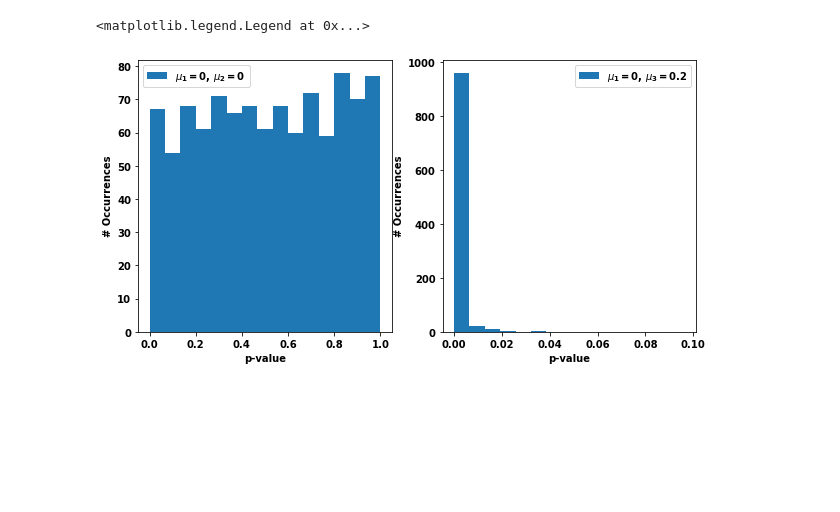
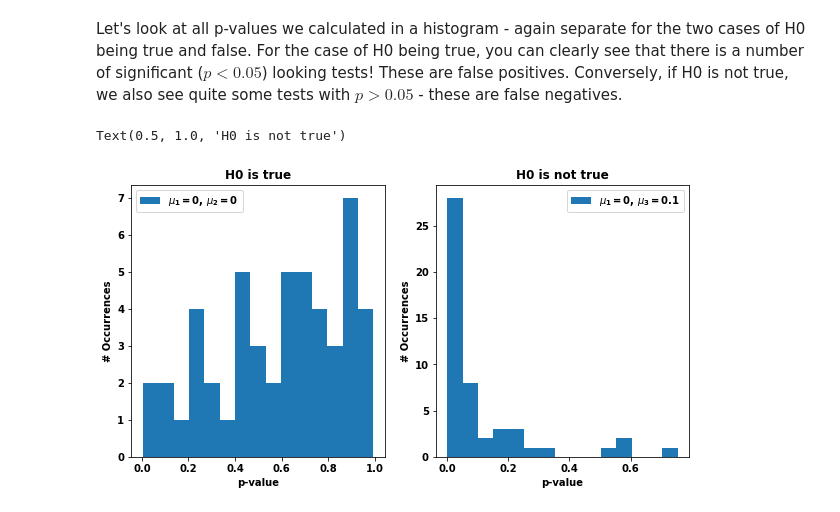
Before and after one commit to BiAPoL/Quantitative_Bio_Image_Analysis_with_Python_2022, a Jupyter notebook: docs/day3/03_statistics_and_tests/05_multiple_testing.ipynb, the cells around one changed output. Saved outputs shown, nothing was run; the diff lists cells and outputs as text; code cells hidden in the pictures; blank space fills up the shorter version.

```diff
--- a/docs/day3/03_statistics_and_tests/05_multiple_testing.ipynb
+++ b/docs/day3/03_statistics_and_tests/05_multiple_testing.ipynb
@@ -16,0 +24,9 @@ x = np.linspace(-3, 3, 1000)
+# %%
+mean1 = 0  # mean of distribution 1
+mean2 = 0  # mean of distribution 2
+mean3 = 0.1  # mean of distribution 2 if H0 not true
+sigma1 = 1  # width of distributions
+sigma2 = 1
+sigma3 = 1
+n_samples_from_1 = 50  # how many samples to draw from distribution 1
+n_samples_from_2 = 50  # how many samples to draw from distribution 2
@@ -29,24 +52,30 @@ axes[1].legend()
 # %%
-results12 = []
-results13 = []
-for i in range(n_repeats):
+pvalues12_H0_true = []
+for i in range(n_samples_from_1):
     result = stats.ttest_ind(np.random.normal(loc=mean1, scale=sigma1, size=1000),
                              np.random.normal(loc=mean2, scale=sigma2, size=1000))
-    results12.append(result.pvalue)
+    pvalues12_H0_true.append(result.pvalue)
 
+pvalues12_H0_false = []
+for i in range(n_samples_from_2):
     result = stats.ttest_ind(np.random.normal(loc=mean1, scale=sigma1, size=1000),
                              np.random.normal(loc=mean3, scale=sigma2, size=1000))
-    results13.append(result.pvalue)
+    pvalues12_H0_false.append(result.pvalue)
+# %% [markdown]
+Let's look at all p-values we calculated in a histogram - again separate for the two cases of H0 being true and false. For the case of H0 being true, you can clearly see that there is a number of significant ($p<0.05$) looking tests! These are false positives. Conversely, if H0 is not true, we also see quite some tests with $p>0.05$ - these are false negatives.
 # %%
 fig, axes = plt.subplots(ncols=2, figsize=(10,5))
-_ = axes[0].hist(results12, 15, label=f'$\\mu_1=${mean1}, $\\mu_2=${mean2}')
-_ = axes[1].hist(results13, 15, label=f'$\\mu_1=${mean1}, $\\mu_3=${mean3}')
+_ = axes[0].hist(pvalues12_H0_true, 15, label=f'$\\mu_1=${mean1}, $\\mu_2=${mean2}')
+_ = axes[1].hist(pvalues12_H0_false, 15, label=f'$\\mu_1=${mean1}, $\\mu_3=${mean3}')
 axes[0].set_xlabel('p-value')
 axes[1].set_xlabel('p-value')
 axes[0].set_ylabel('# Occurrences')
 axes[1].set_ylabel('# Occurrences')
 axes[0].legend()
 axes[1].legend()
+
+axes[0].set_title('H0 is true')
+axes[1].set_title('H0 is not true')
 # %% [output]
-<matplotlib.legend.Legend at 0x...>
+Text(0.5, 1.0, 'H0 is not true')
-[figure, old version]
+[figure, new version]
```
Also changed, not shown: parts of 22 cells of this notebook.
